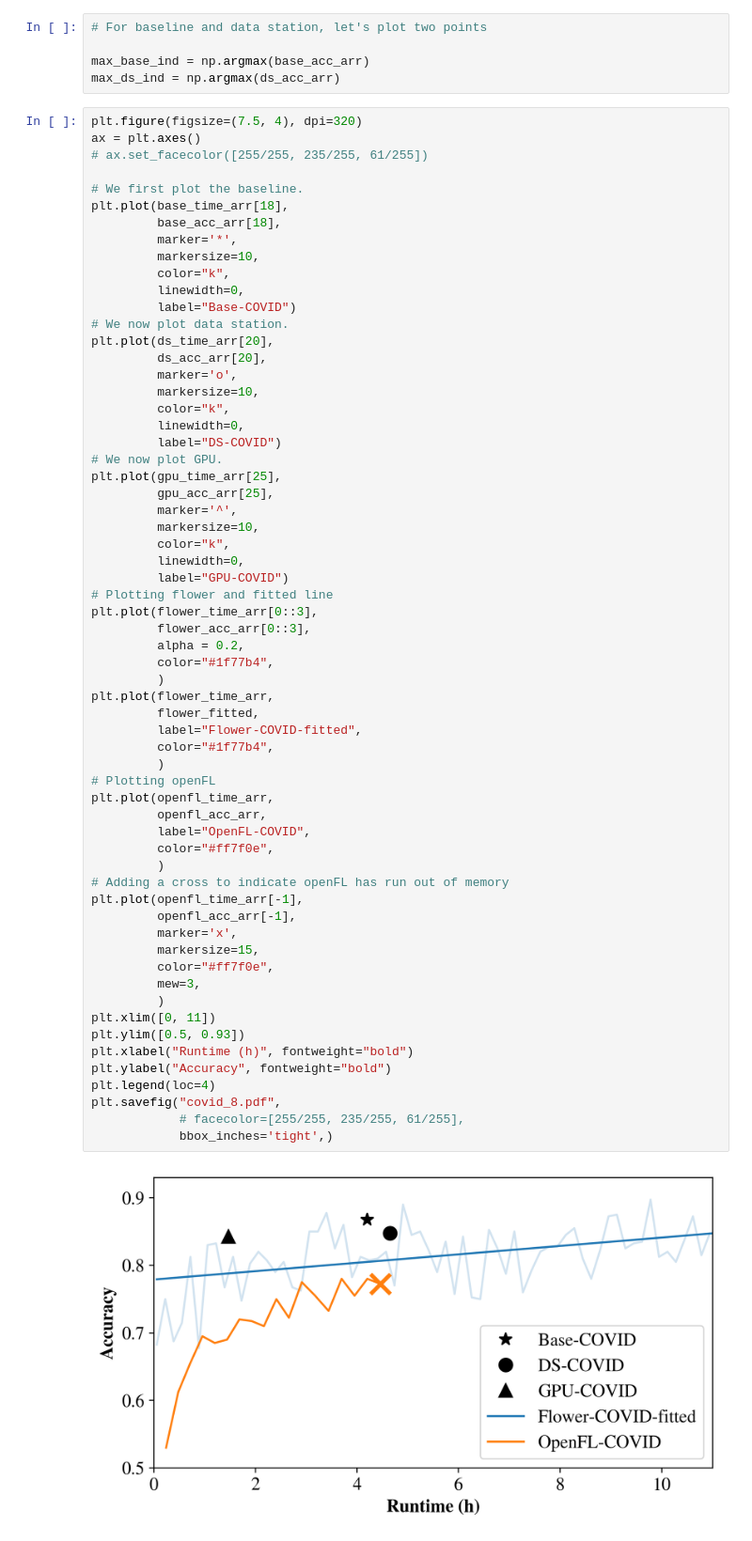
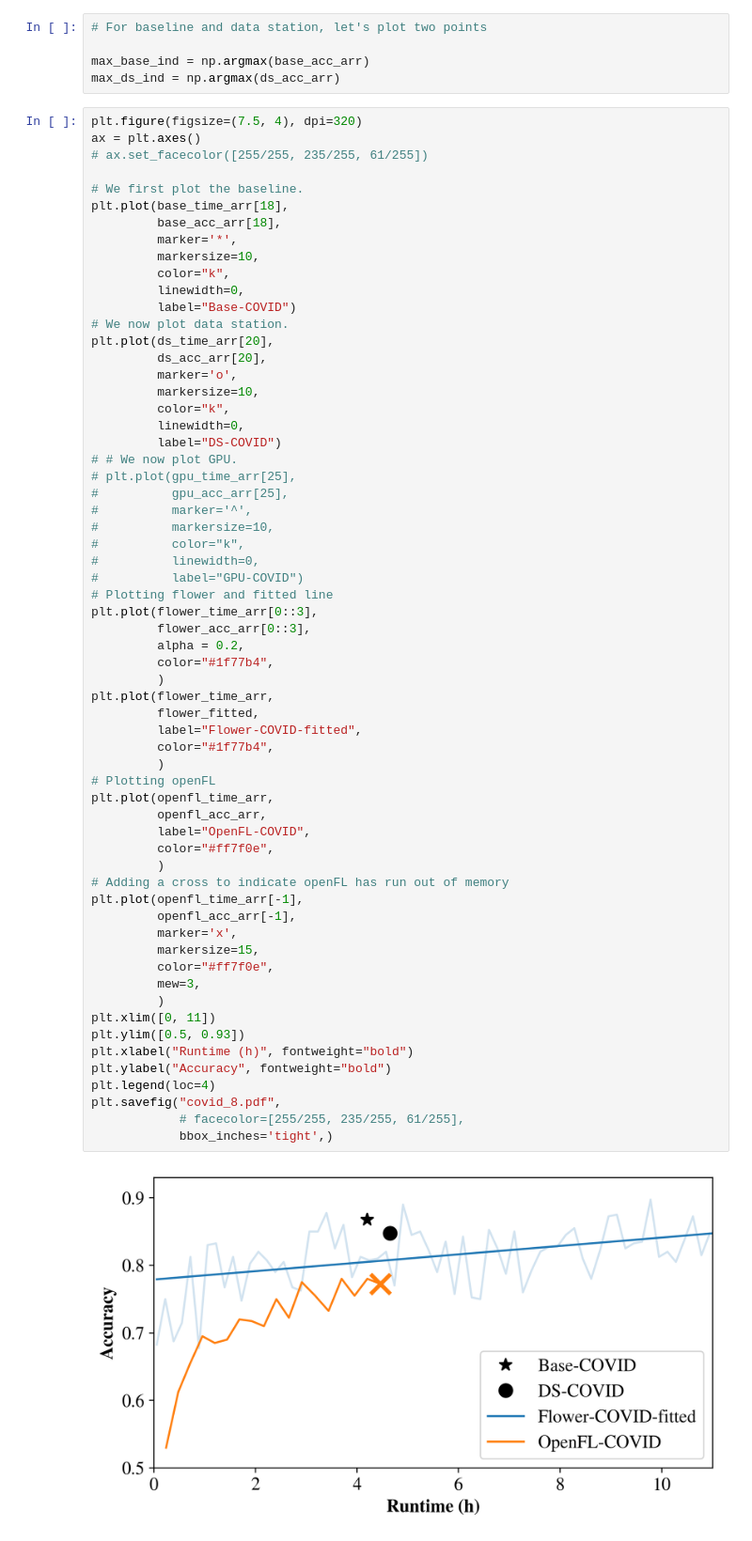
Before and after one commit to KoSpades/testGround, a Jupyter notebook: OverheadAnalysis/covid_acc_plot.ipynb, the cells around one changed output. Shown at 94% size. Cells and saved outputs as stored; diff of their text form.

```diff
--- a/OverheadAnalysis/covid_acc_plot.ipynb
+++ b/OverheadAnalysis/covid_acc_plot.ipynb
@@ -86,14 +86,14 @@ plt.plot(ds_time_arr[20],
          color="k",
          linewidth=0,
          label="DS-COVID")
-# We now plot GPU.
-plt.plot(gpu_time_arr[25],
-         gpu_acc_arr[25],
-         marker='^',
-         markersize=10,
-         color="k",
-         linewidth=0,
-         label="GPU-COVID")
+# # We now plot GPU.
+# plt.plot(gpu_time_arr[25],
+#          gpu_acc_arr[25],
+#          marker='^',
+#          markersize=10,
+#          color="k",
+#          linewidth=0,
+#          label="GPU-COVID")
 # Plotting flower and fitted line
 plt.plot(flower_time_arr[0::3],
          flower_acc_arr[0::3],
@@ -101,31 +101,31 @@ plt.plot(flower_time_arr[0::3],
          color="#1f77b4",
          )
 plt.plot(flower_time_arr,
          flower_fitted,
          label="Flower-COVID-fitted",
          color="#1f77b4",
          )
 # Plotting openFL
 plt.plot(openfl_time_arr,
          openfl_acc_arr,
          label="OpenFL-COVID",
          color="#ff7f0e",
          )
 # Adding a cross to indicate openFL has run out of memory
 plt.plot(openfl_time_arr[-1],
          openfl_acc_arr[-1],
          marker='x',
          markersize=15,
          color="#ff7f0e",
          mew=3,
          )
 plt.xlim([0, 11])
 plt.ylim([0.5, 0.93])
 plt.xlabel("Runtime (h)", fontweight="bold")
 plt.ylabel("Accuracy", fontweight="bold")
 plt.legend(loc=4)
 plt.savefig("covid_8.pdf",
             # facecolor=[255/255, 235/255, 61/255],
             bbox_inches='tight',)
 # %% [output]
-[figure, old version]
+[figure, new version]
```
Also changed, not shown: 4 other files.
